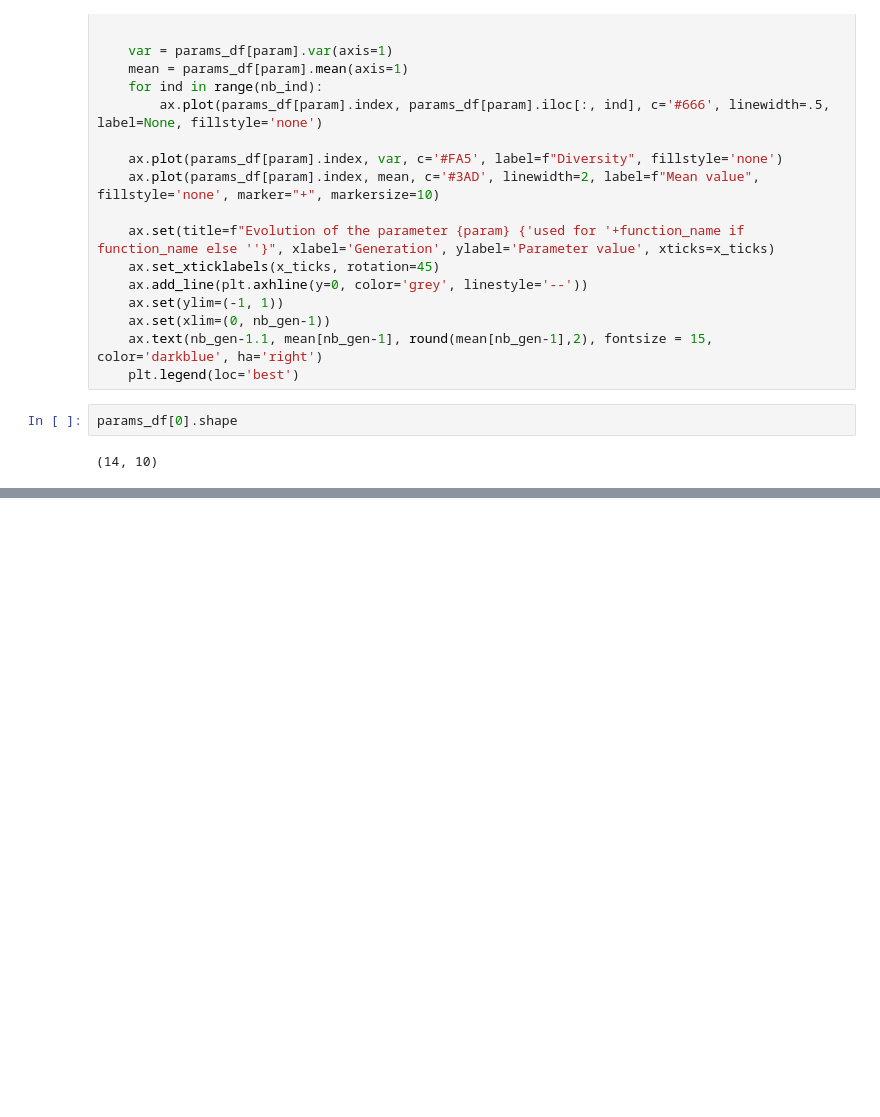
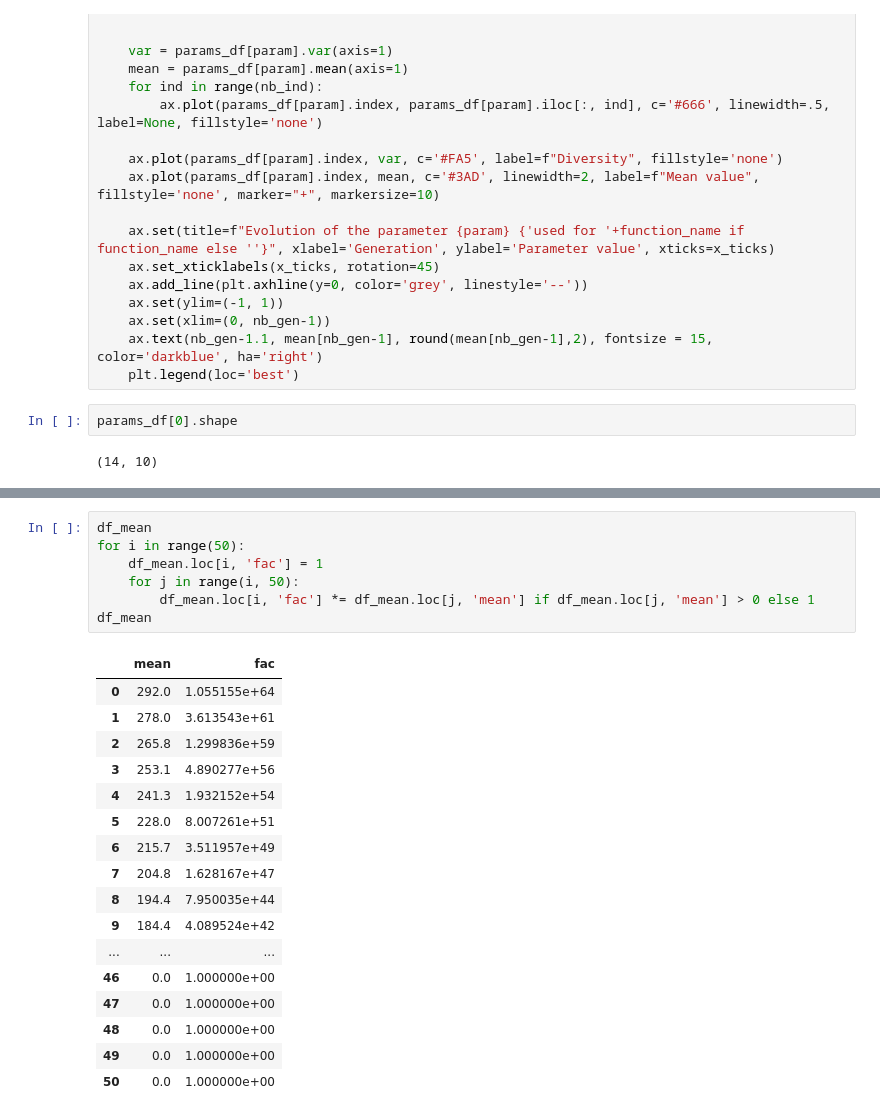
Before and after one commit to StephaneBranly/INF8215-Avalam-AI, a Jupyter notebook: stats/plot_experiments.ipynb, the cells around one changed output, grey strips where cells are left out. Saved outputs shown, nothing was run; the diff lists cells and outputs as text; blank space fills up the shorter version.

```diff
--- a/stats/plot_experiments.ipynb
+++ b/stats/plot_experiments.ipynb
@@ -195,0 +205,25 @@ with PdfPages(f"test.pdf") as pdf:
+# %%
+df_mean
+for i in range(50):
+    df_mean.loc[i, 'fac'] = 1
+    for j in range(i, 50):
+        df_mean.loc[i, 'fac'] *= df_mean.loc[j, 'mean'] if df_mean.loc[j, 'mean'] > 0 else 1
+df_mean
+# %% [output]
+|  | mean | fac |
+| 0 | 292.0 | 1.055155e+64 |
+| 1 | 278.0 | 3.613543e+61 |
+| 2 | 265.8 | 1.299836e+59 |
+| 3 | 253.1 | 4.890277e+56 |
+| 4 | 241.3 | 1.932152e+54 |
+| 5 | 228.0 | 8.007261e+51 |
+| 6 | 215.7 | 3.511957e+49 |
+| 7 | 204.8 | 1.628167e+47 |
+| 8 | 194.4 | 7.950035e+44 |
+| 9 | 184.4 | 4.089524e+42 |
+| ... | ... | ... |
+| 46 | 0.0 | 1.000000e+00 |
+| 47 | 0.0 | 1.000000e+00 |
+| 48 | 0.0 | 1.000000e+00 |
+| 49 | 0.0 | 1.000000e+00 |
+| 50 | 0.0 | 1.000000e+00 |
```
Also changed, not shown: parts of 8 cells of this notebook, 4 other files.
